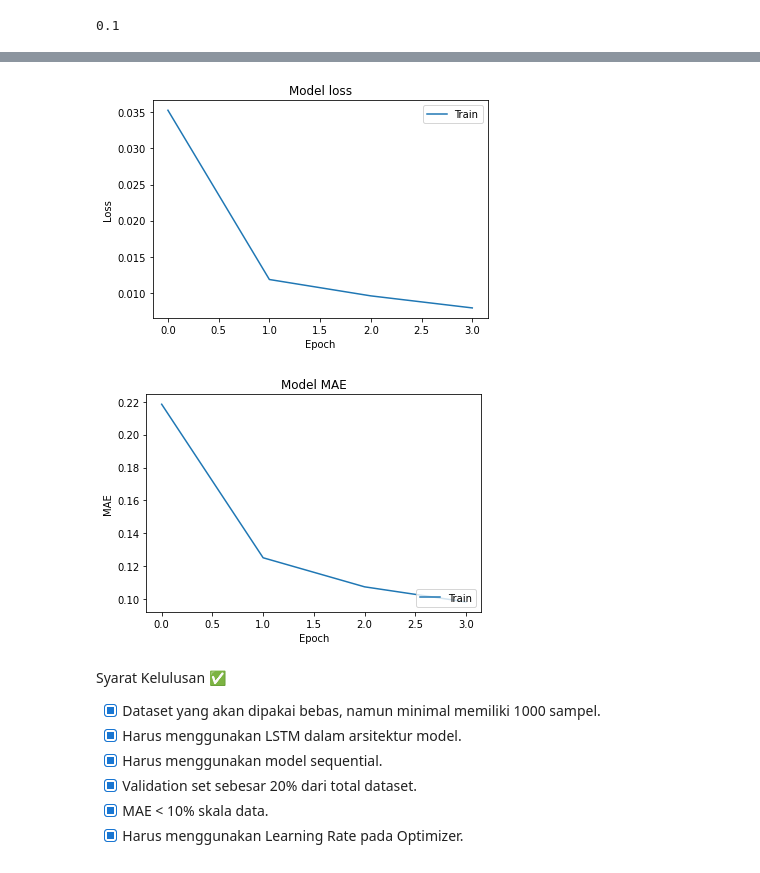
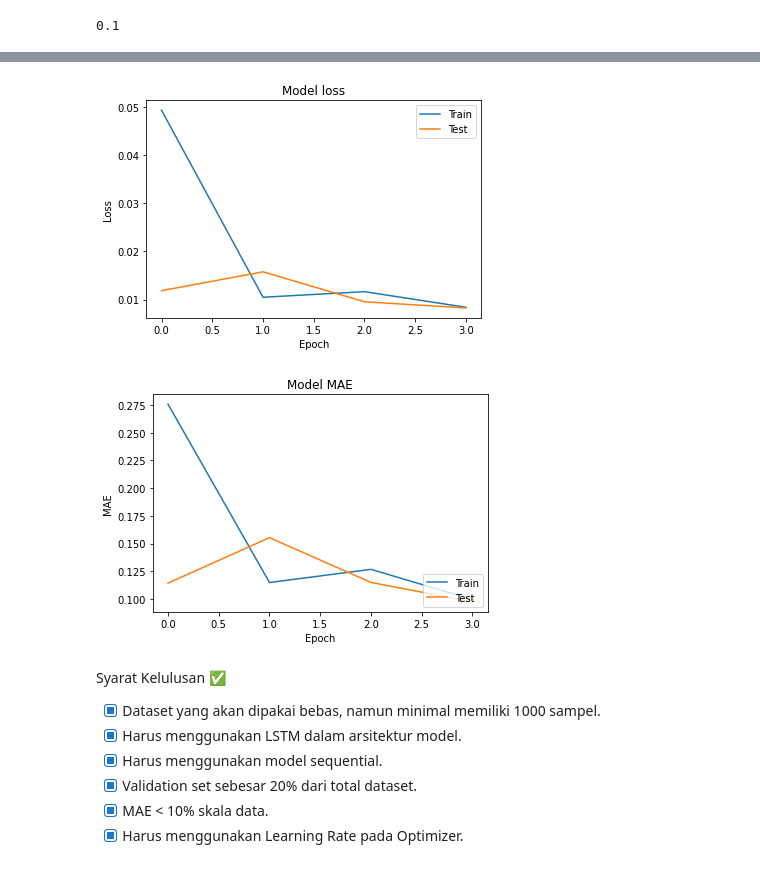
Before and after one commit to blankon123/random-analytics, a Jupyter notebook: Time_Series_LSTM.ipynb, the cells around one changed output, grey strips where cells are left out. Saved outputs shown, nothing was run; the diff lists cells and outputs as text; code cells hidden in the pictures.

```diff
--- a/Time_Series_LSTM.ipynb
+++ b/Time_Series_LSTM.ipynb
@@ -58,6 +67,8 @@ scaler = sklearn.preprocessing.MinMaxScaler()
 temp = scaler.fit_transform(temp.reshape(-1,1))
 temp = temp.reshape(1,-1)[0]
 
+temp_test = scaler.transform(temp_test.reshape(-1,1)).reshape(1,-1)[0]
+
 #Karena menggunakan MinMax Scaler, data ada di range 0-1, sehingga 10% nya yaitu 0.1
 mae_range = (max(temp) - min(temp))*(10/100)
 mae_range
@@ -76,6 +87,7 @@ def windowed_dataset(series, window_size, batch_size, shuffle_buffer):
 tf.keras.backend.clear_session()
 
 train_set = windowed_dataset(temp, window_size=24, batch_size=12000, shuffle_buffer=12000)
+test_set = windowed_dataset(temp_test, window_size=24, batch_size=12000, shuffle_buffer=12000)
 
 model = tf.keras.models.Sequential([
   tf.keras.layers.LSTM(60, return_sequences=True),
@@ -88,8 +100,8 @@ model = tf.keras.models.Sequential([
 #Karena proses training berjalan lama, diperlukan callback agar ketika goal tercapai (MAE<0.1) , epoch selanjutnya tidak diperlukan
 class myCallback(tf.keras.callbacks.Callback):
   def on_epoch_end(self, epoch, logs={}):
-    if(logs.get('mae')<mae_range):
-      print("\nMAE Range ",mae_range,"<!")
+    if(logs.get('val_mae')<mae_range and logs.get('mae')<mae_range):
+      print("\nMAE Range <",mae_range,"!")
       self.model.stop_training = True
 
 callbacks = myCallback()
@@ -100,6 +112,10 @@ model.compile(loss=tf.keras.losses.Huber(),
               optimizer=optimizer,
               metrics=["mae"])
 
-history = model.fit(train_set,epochs=100,callbacks=[callbacks])
+history = model.fit(train_set,
+                    epochs=100,
+                    callbacks=[callbacks],
+                    validation_data=test_set,
+                    verbose=2)
 # %% [output]
 Epoch 1/100
@@ -115,23 +131,25 @@ MAE Range  0.1 <!
 # %%
 import matplotlib.pyplot as plt
 
 plt.plot(history.history['loss'])
+plt.plot(history.history['val_loss'])
 plt.title('Model loss')
 plt.ylabel('Loss')
 plt.xlabel('Epoch')
-plt.legend(['Train'], loc='upper right')
+plt.legend(['Train','Test'], loc='upper right')
 plt.show()
 # %% [output]
-[figure, old version]
+[figure, new version]
 # %%
 plt.plot(history.history['mae'])
+plt.plot(history.history['val_mae'])
 plt.title('Model MAE')
 plt.ylabel('MAE')
 plt.xlabel('Epoch')
-plt.legend(['Train'], loc='lower right')
+plt.legend(['Train','Test'], loc='lower right')
 plt.show()
 # %% [output]
-[figure, old version]
+[figure, new version]
 # %% [markdown]
 Syarat Kelulusan ✅
 - [x] Dataset yang akan dipakai bebas, namun minimal memiliki 1000 sampel.
```
Also changed, not shown: parts of 6 cells of this notebook.
